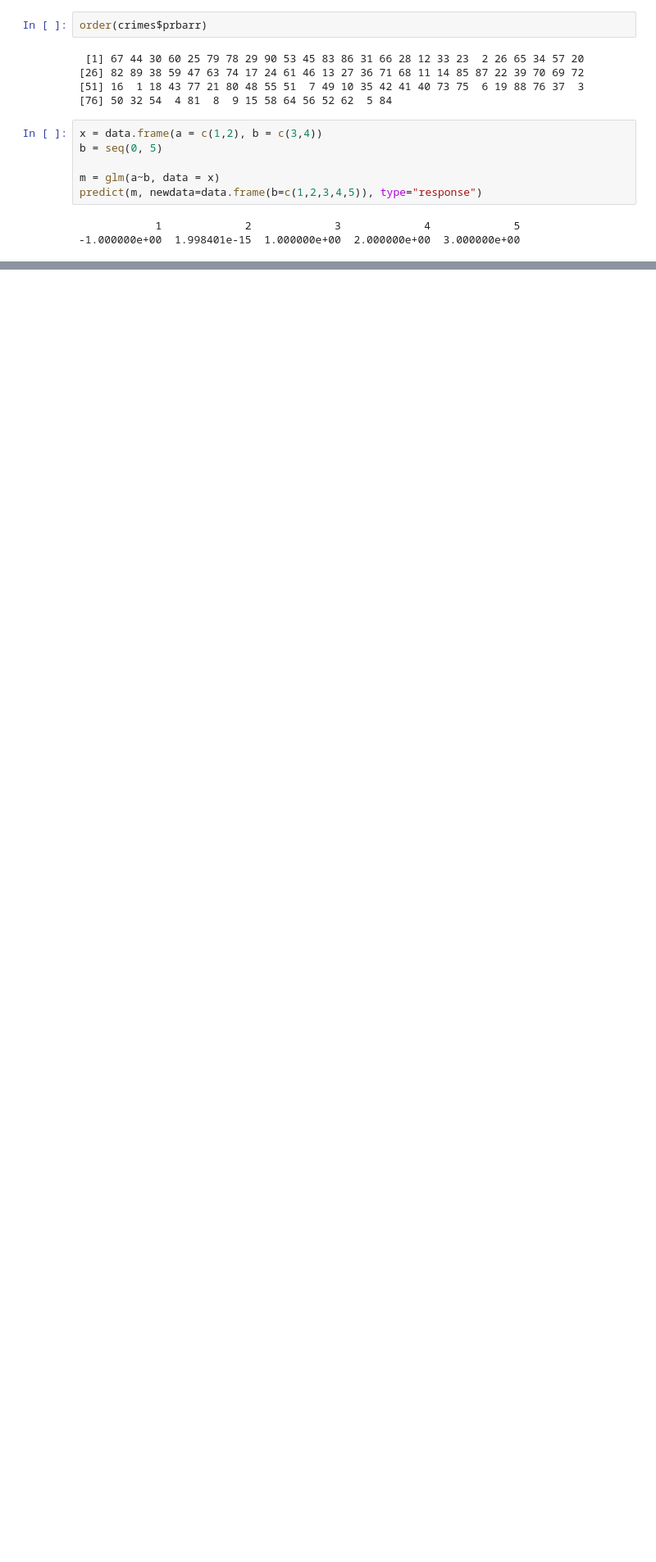
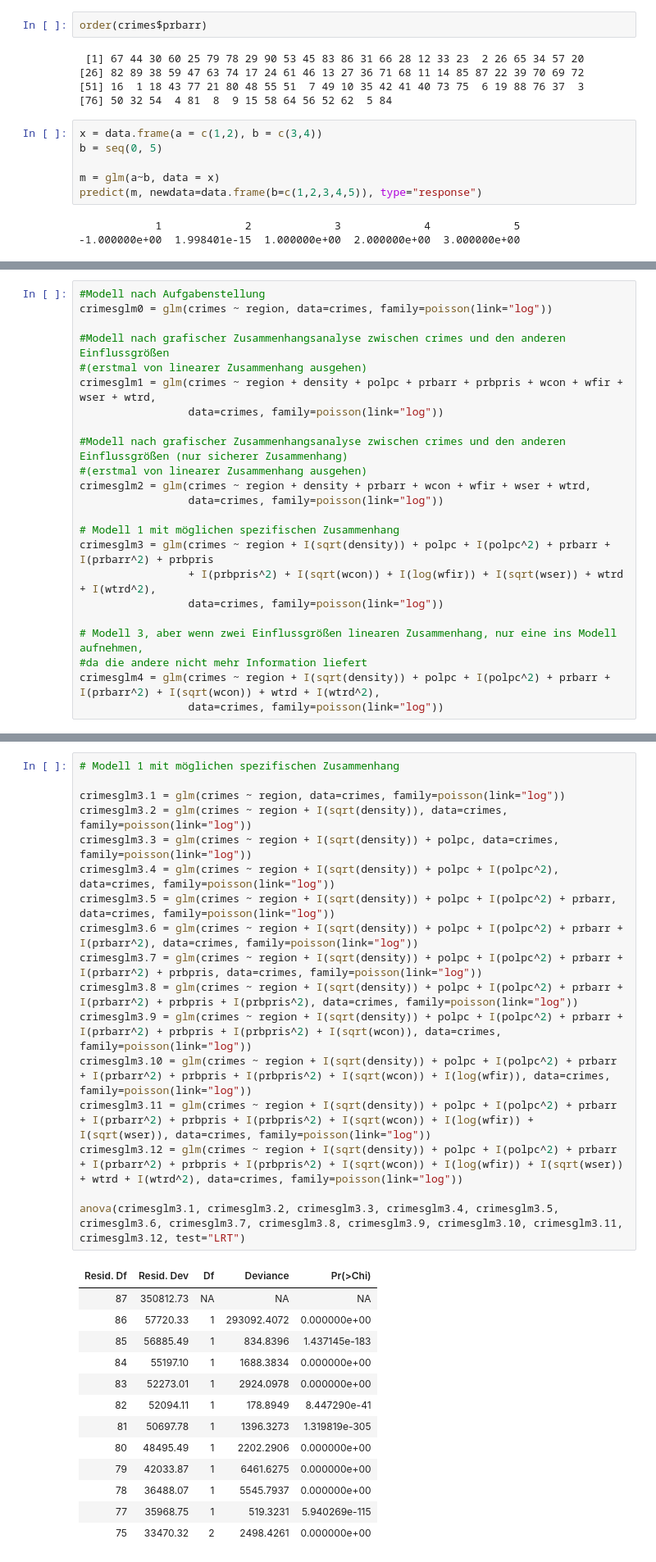
Before and after one commit to HenningAthor/SV_Crimes, a Jupyter notebook: Max/Analyse Zusammenhänge.ipynb, the cells around one changed output, grey strips where cells are left out. Shown at 82% size. Saved outputs shown, nothing was run; the diff lists cells and outputs as text; blank space fills up the shorter version.

```diff
--- a/Max/Analyse Zusammenhänge.ipynb
+++ b/Max/Analyse Zusammenhänge.ipynb
@@ -235,0 +261,23 @@ taxpc:
+# %%
+#Modell nach Aufgabenstellung
+crimesglm0 = glm(crimes ~ region, data=crimes, family=poisson(link="log"))
+
+#Modell nach grafischer Zusammenhangsanalyse zwischen crimes und den anderen Einflussgrößen
+#(erstmal von linearer Zusammenhang ausgehen)
+crimesglm1 = glm(crimes ~ region + density + polpc + prbarr + prbpris + wcon + wfir + wser + wtrd,
+                 data=crimes, family=poisson(link="log"))
+
+#Modell nach grafischer Zusammenhangsanalyse zwischen crimes und den anderen Einflussgrößen (nur sicherer Zusammenhang)
+#(erstmal von linearer Zusammenhang ausgehen)
+crimesglm2 = glm(crimes ~ region + density + prbarr + wcon + wfir + wser + wtrd,
+                 data=crimes, family=poisson(link="log"))
+
+# Modell 1 mit möglichen spezifischen Zusammenhang
+crimesglm3 = glm(crimes ~ region + I(sqrt(density)) + polpc + I(polpc^2) + prbarr + I(prbarr^2) + prbpris
+                 + I(prbpris^2) + I(sqrt(wcon)) + I(log(wfir)) + I(sqrt(wser)) + wtrd + I(wtrd^2),
+                 data=crimes, family=poisson(link="log"))
+
+# Modell 3, aber wenn zwei Einflussgrößen linearen Zusammenhang, nur eine ins Modell aufnehmen,
+#da die andere nicht mehr Information liefert
+crimesglm4 = glm(crimes ~ region + I(sqrt(density)) + polpc + I(polpc^2) + prbarr + I(prbarr^2) + I(sqrt(wcon)) + wtrd + I(wtrd^2),
+                 data=crimes, family=poisson(link="log"))
@@ -235,0 +428,31 @@ taxpc:
+# %%
+# Modell 1 mit möglichen spezifischen Zusammenhang
+
+crimesglm3.1 = glm(crimes ~ region, data=crimes, family=poisson(link="log"))
+crimesglm3.2 = glm(crimes ~ region + I(sqrt(density)), data=crimes, family=poisson(link="log"))
+crimesglm3.3 = glm(crimes ~ region + I(sqrt(density)) + polpc, data=crimes, family=poisson(link="log"))
+crimesglm3.4 = glm(crimes ~ region + I(sqrt(density)) + polpc + I(polpc^2), data=crimes, family=poisson(link="log"))
+crimesglm3.5 = glm(crimes ~ region + I(sqrt(density)) + polpc + I(polpc^2) + prbarr, data=crimes, family=poisson(link="log"))
+crimesglm3.6 = glm(crimes ~ region + I(sqrt(density)) + polpc + I(polpc^2) + prbarr + I(prbarr^2), data=crimes, family=poisson(link="log"))
+crimesglm3.7 = glm(crimes ~ region + I(sqrt(density)) + polpc + I(polpc^2) + prbarr + I(prbarr^2) + prbpris, data=crimes, family=poisson(link="log"))
+crimesglm3.8 = glm(crimes ~ region + I(sqrt(density)) + polpc + I(polpc^2) + prbarr + I(prbarr^2) + prbpris + I(prbpris^2), data=crimes, family=poisson(link="log"))
+crimesglm3.9 = glm(crimes ~ region + I(sqrt(density)) + polpc + I(polpc^2) + prbarr + I(prbarr^2) + prbpris + I(prbpris^2) + I(sqrt(wcon)), data=crimes, family=poisson(link="log"))
+crimesglm3.10 = glm(crimes ~ region + I(sqrt(density)) + polpc + I(polpc^2) + prbarr + I(prbarr^2) + prbpris + I(prbpris^2) + I(sqrt(wcon)) + I(log(wfir)), data=crimes, family=poisson(link="log"))
+crimesglm3.11 = glm(crimes ~ region + I(sqrt(density)) + polpc + I(polpc^2) + prbarr + I(prbarr^2) + prbpris + I(prbpris^2) + I(sqrt(wcon)) + I(log(wfir)) + I(sqrt(wser)), data=crimes, family=poisson(link="log"))
+crimesglm3.12 = glm(crimes ~ region + I(sqrt(density)) + polpc + I(polpc^2) + prbarr + I(prbarr^2) + prbpris + I(prbpris^2) + I(sqrt(wcon)) + I(log(wfir)) + I(sqrt(wser)) + wtrd + I(wtrd^2), data=crimes, family=poisson(link="log"))
+
+anova(crimesglm3.1, crimesglm3.2, crimesglm3.3, crimesglm3.4, crimesglm3.5, crimesglm3.6, crimesglm3.7, crimesglm3.8, crimesglm3.9, crimesglm3.10, crimesglm3.11, crimesglm3.12, test="LRT")
+# %% [output]
+| Resid. Df | Resid. Dev | Df | Deviance | Pr(>Chi) |
+| 87 | 350812.73 | NA | NA | NA |
+| 86 | 57720.33 | 1 | 293092.4072 | 0.000000e+00 |
+| 85 | 56885.49 | 1 | 834.8396 | 1.437145e-183 |
+| 84 | 55197.10 | 1 | 1688.3834 | 0.000000e+00 |
+| 83 | 52273.01 | 1 | 2924.0978 | 0.000000e+00 |
+| 82 | 52094.11 | 1 | 178.8949 | 8.447290e-41 |
+| 81 | 50697.78 | 1 | 1396.3273 | 1.319819e-305 |
+| 80 | 48495.49 | 1 | 2202.2906 | 0.000000e+00 |
+| 79 | 42033.87 | 1 | 6461.6275 | 0.000000e+00 |
+| 78 | 36488.07 | 1 | 5545.7937 | 0.000000e+00 |
+| 77 | 35968.75 | 1 | 519.3231 | 5.940269e-115 |
+| 75 | 33470.32 | 2 | 2498.4261 | 0.000000e+00 |
```
Also changed, not shown: parts of 6 cells of this notebook, 1 other file.
